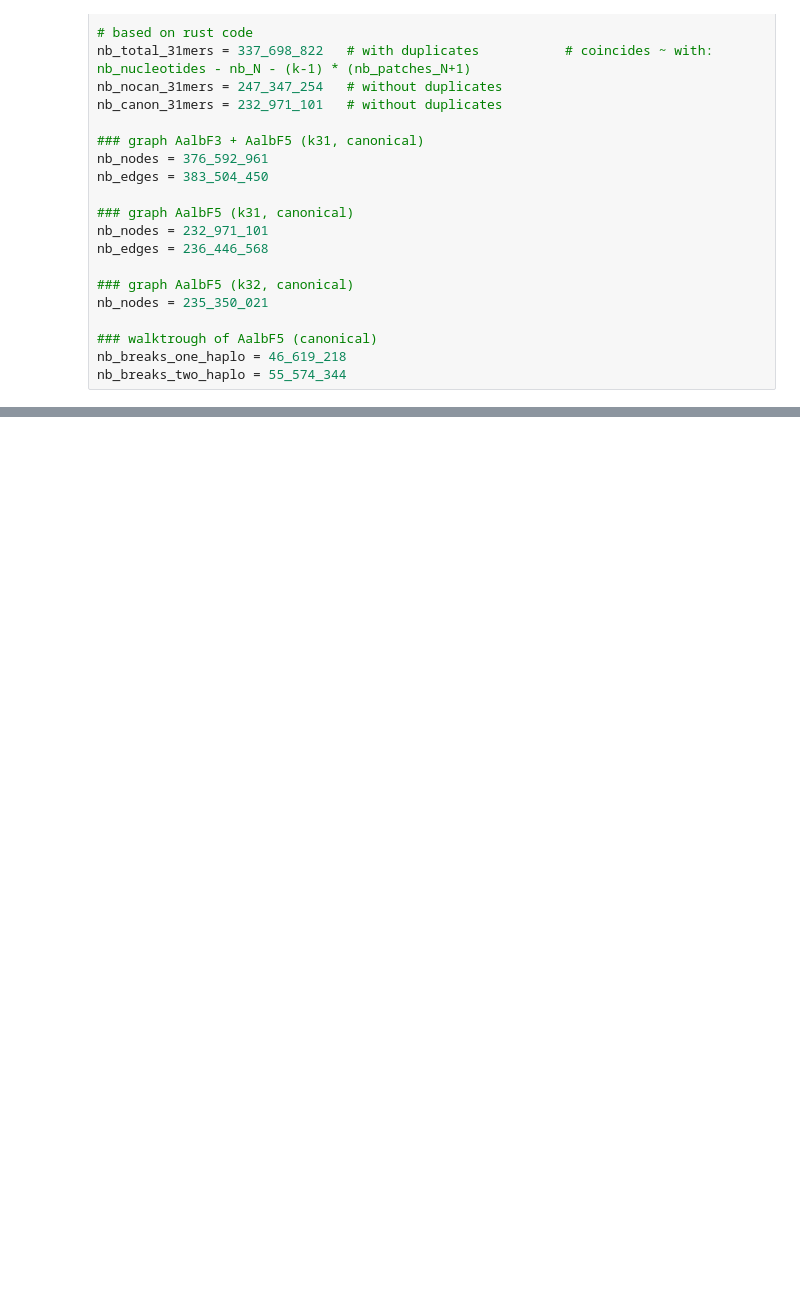
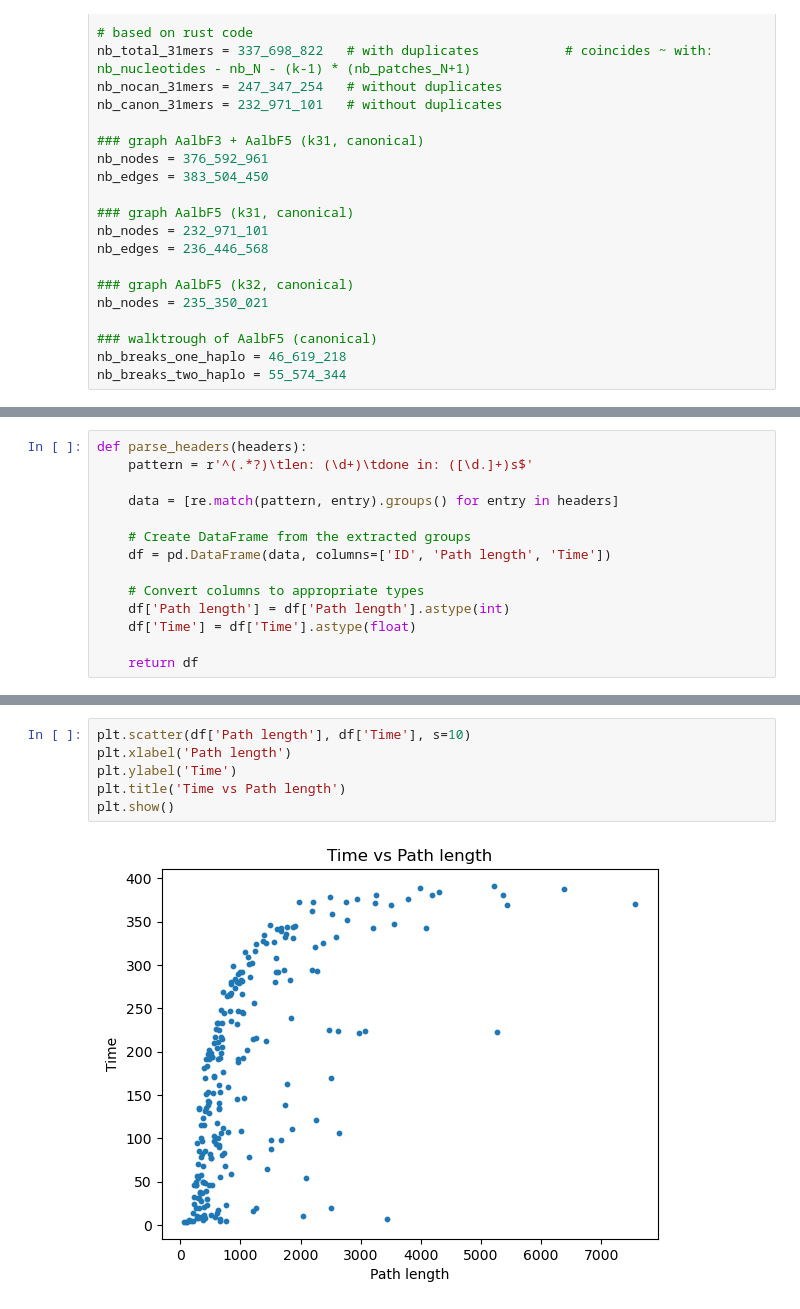
Before and after one commit to flopau76/dBG_project, a Jupyter notebook: data/notebook.ipynb, the cells around one changed output, grey strips where cells are left out. Cells and saved outputs as stored; diff of their text form; blank space fills up the shorter version.

```diff
--- a/data/notebook.ipynb
+++ b/data/notebook.ipynb
@@ -70,0 +93,14 @@ Percentage of break added when combining graph 1 and 2: 14.76%
+# %%
+def parse_headers(headers):
+    pattern = r'^(.*?)\tlen: (\d+)\tdone in: ([\d.]+)s$'
+
+    data = [re.match(pattern, entry).groups() for entry in headers]
+
+    # Create DataFrame from the extracted groups
+    df = pd.DataFrame(data, columns=['ID', 'Path length', 'Time'])
+
+    # Convert columns to appropriate types
+    df['Path length'] = df['Path length'].astype(int)
+    df['Time'] = df['Time'].astype(float)
+
+    return df
@@ -70,0 +173,8 @@ Percentage of break added when combining graph 1 and 2: 14.76%
+# %%
+plt.scatter(df['Path length'], df['Time'], s=10)
+plt.xlabel('Path length')
+plt.ylabel('Time')
+plt.title('Time vs Path length')
+plt.show()
+# %% [output]
+[figure, added]
```
Also changed, not shown: parts of 14 cells of this notebook, 10 other files.
